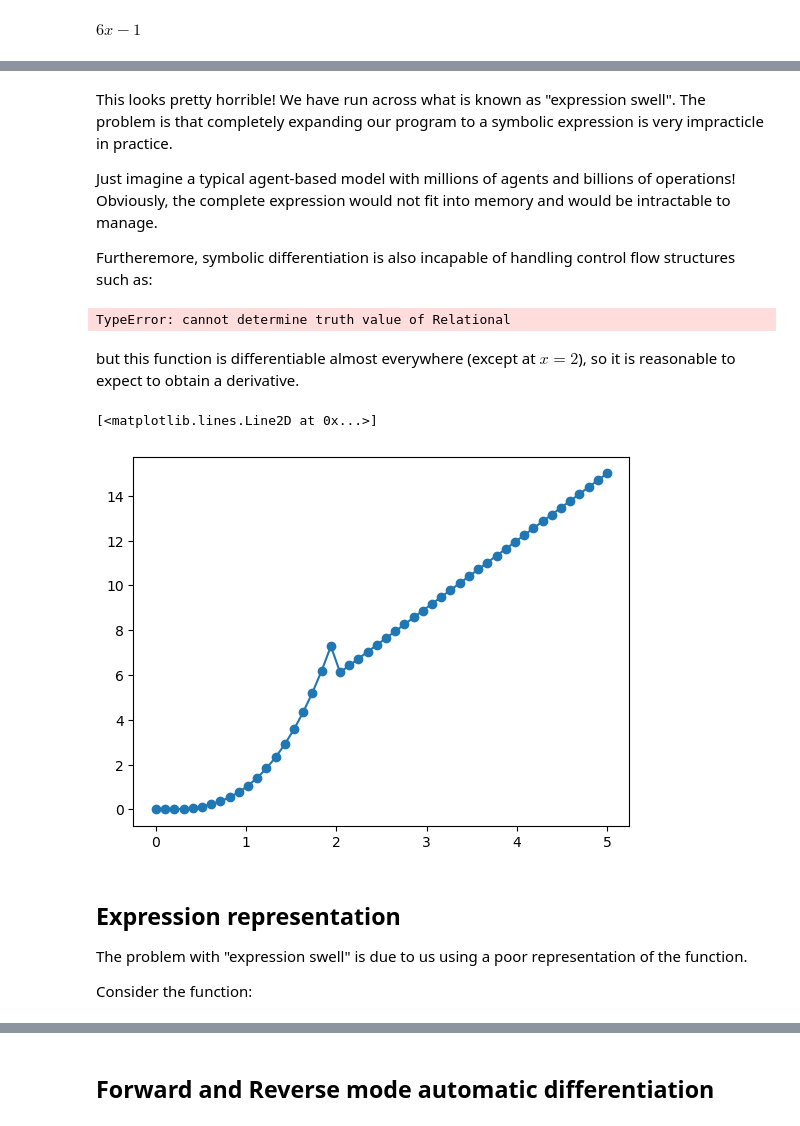
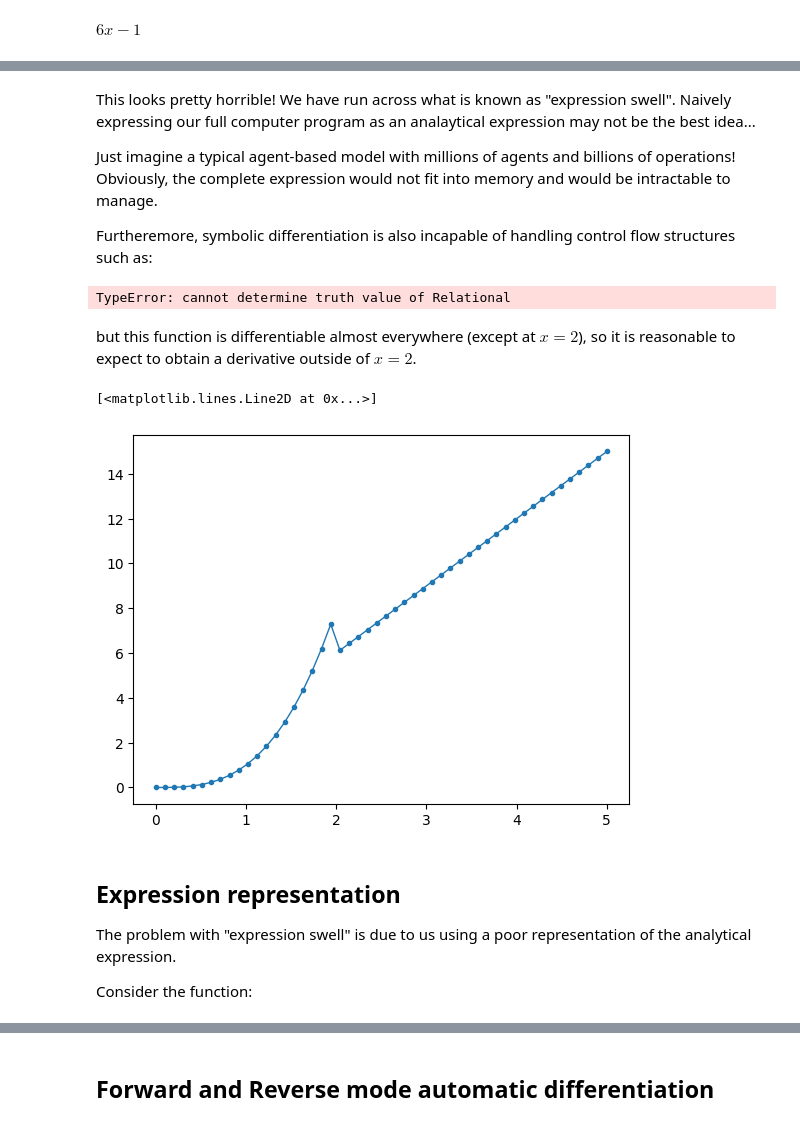
Before and after one commit to arnauqb/diff_abms_tutorial, a Jupyter notebook: notebooks/01-automatic-differentiation.ipynb, the cells around one changed output, grey strips where cells are left out. Saved outputs shown, nothing was run; the diff lists cells and outputs as text; code cells hidden in the pictures.

```diff
--- a/notebooks/01-automatic-differentiation.ipynb
+++ b/notebooks/01-automatic-differentiation.ipynb
@@ -46,17 +46,19 @@ ax.legend()
 # %% [markdown]
 Seems to work really well! Let's check another example.
 # %%
-x = np.linspace(-10, 10, 50)
-y = np.sin(100*x)
-epsilon = 1e-3
-yp_true = 100 * np.cos(100*x)
-yp_fd = get_fd_derivative(np.sin, x, epsilon)
+x = np.linspace(-0.5, 0.5, 50)
+f = lambda x: np.sin(1000*x)
+y = np.sin(1000*x)
+yp_true = 1000 * np.cos(1000*x)
+yp_fd_1 = get_fd_derivative(f, x, epsilon=1e-2)
+yp_fd_2 = get_fd_derivative(f, x, epsilon=1e-5)
 
 fig, ax = plt.subplots(1, 2, figsize=(10, 5))
 ax[0].plot(x, y, "o-", label='f(x)')
 ax[0].legend()
 ax[1].plot(x, yp_true, "o-", label="f'(x) true", alpha=0.5)
-ax[1].plot(x, yp_fd, "o-", label="f'(x) finite difference", alpha=0.5)
+ax[1].plot(x, yp_fd_1, "o-", label=r"f'(x) FD ($\epsilon=10^{-2}$)", alpha=0.5)
+ax[1].plot(x, yp_fd_2, "o-", label=r"f'(x) FD ($\epsilon=10^{-5}$)", alpha=0.5)
 ax[1].legend()
 # %% [output]
 <matplotlib.legend.Legend at 0x...>
@@ -88,0 +91,6 @@ $\displaystyle 6 x - 1$
+# %%
+x_sym = sympy.Symbol('x')
+def f(x):
+    return sympy.sin(1000*x)
+f_sym = f(x_sym)
+f_sym.diff(x_sym)
@@ -106,5 +116,5 @@ $\displaystyle - 6 x + 3 \cdot \left(12 x - 2\right) \left(3 x^{2} - x + 1\right
 # %% [markdown]
-This looks pretty horrible! We have run across what is known as "expression swell". The problem is that completely expanding our program to a symbolic expression is very impracticle in practice.
+This looks pretty horrible! We have run across what is known as "expression swell". Naively expressing our full computer program as an analaytical expression may not be the best idea...
 
 Just imagine a typical agent-based model with millions of agents and billions of operations! Obviously, the complete expression would not fit into memory and would be intractable to manage.
 
@@ -120,18 +130,18 @@ f(x_sym)
 # %% [output]
 TypeError: cannot determine truth value of Relational
 # %% [markdown]
-but this function is differentiable almost everywhere (except at $x=2$), so it is reasonable to expect to obtain a derivative.
+but this function is differentiable almost everywhere (except at $x=2$), so it is reasonable to expect to obtain a derivative outside of $x=2$.
 # %%
 x = np.linspace(0, 5, 50)
 y = list(map(f, x))
-plt.plot(x, y, "o-")
+plt.plot(x, y, "o-", markersize=3, lw=1)
 # %% [output]
 [<matplotlib.lines.Line2D at 0x...>]
-[figure, old version]
+[figure, new version]
 # %% [markdown]
 ## Expression representation
 
-The problem with "expression swell" is due to us using a poor representation of the function.
+The problem with "expression swell" is due to us using a poor representation of the analytical expression.
 
 Consider the function:
 # %%
```
Also changed, not shown: parts of 13 cells of this notebook, 52 other files.
